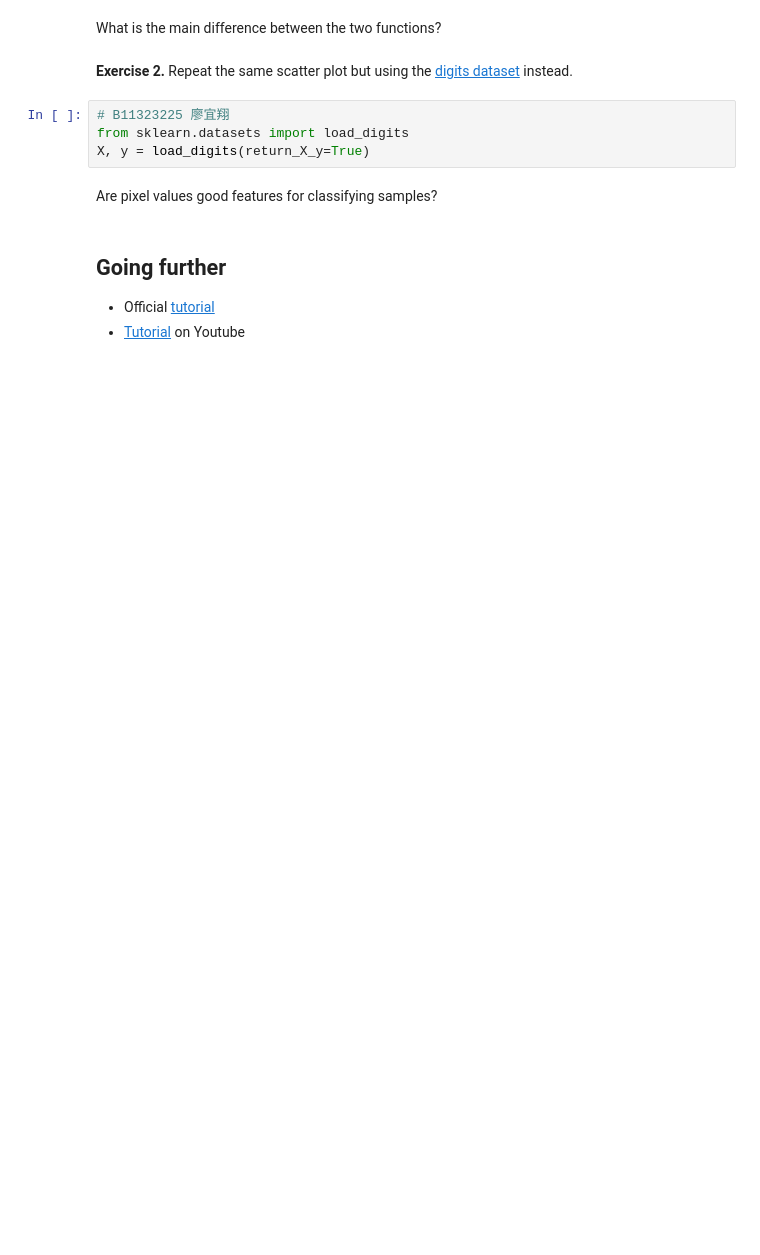
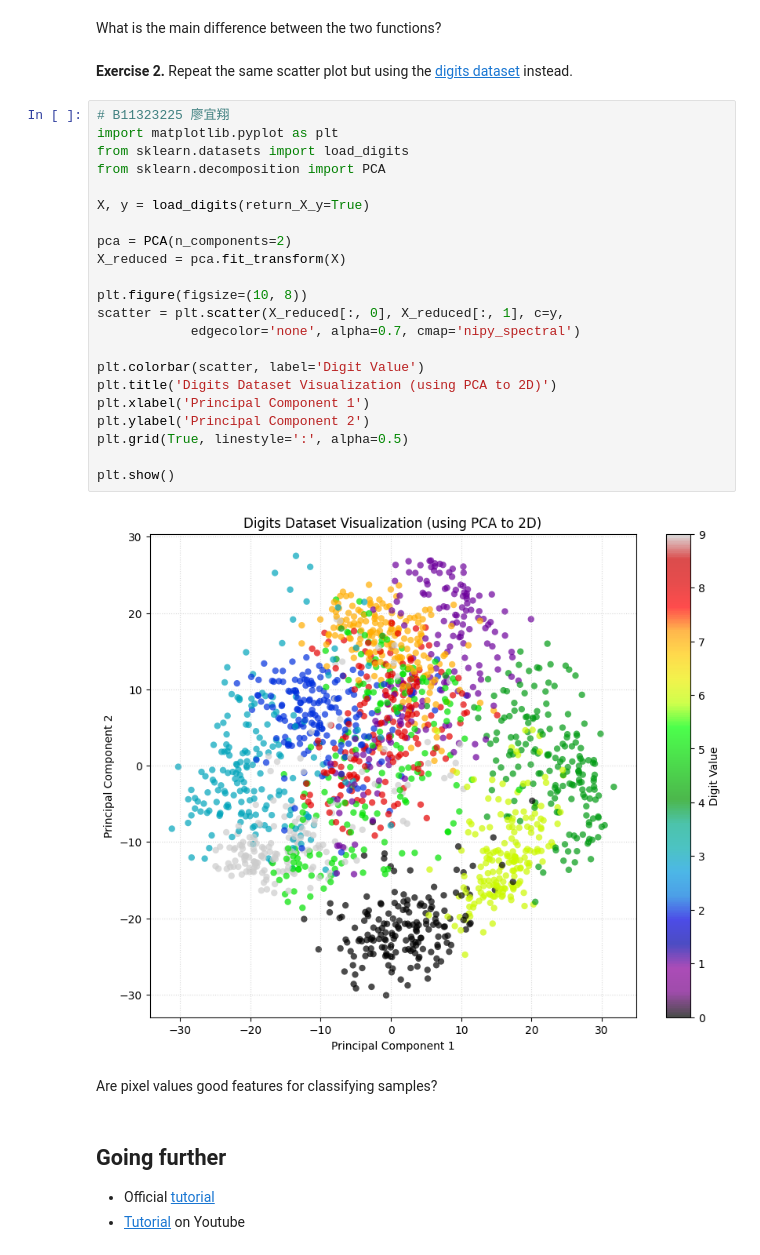
Before and after one commit to Xiang950308/AI-and-Programming, a Jupyter notebook: notebooks/01_python_basics.ipynb, the cells around one changed output. Saved outputs shown, nothing was run; the diff lists cells and outputs as text; blank space fills up the shorter version.

```diff
--- a/notebooks/01_python_basics.ipynb
+++ b/notebooks/01_python_basics.ipynb
@@ -578,10 +679,30 @@ We see that samples belonging to class 0 can be linearly separated from the rest
 What is the main difference between the two functions?
 # %% [markdown]
 **Exercise 2.** Repeat the same scatter plot but using the [digits dataset](https://scikit-learn.org/stable/modules/generated/sklearn.datasets.load_digits.html) instead.
-# %%
-# B11323225 廖宜翔
-from sklearn.datasets import load_digits
-X, y = load_digits(return_X_y=True)
+# %%
+# B11323225 廖宜翔
+import matplotlib.pyplot as plt
+from sklearn.datasets import load_digits
+from sklearn.decomposition import PCA
+
+X, y = load_digits(return_X_y=True)
+
+pca = PCA(n_components=2)
+X_reduced = pca.fit_transform(X)
+
+plt.figure(figsize=(10, 8))
+scatter = plt.scatter(X_reduced[:, 0], X_reduced[:, 1], c=y,
+            edgecolor='none', alpha=0.7, cmap='nipy_spectral')
+
+plt.colorbar(scatter, label='Digit Value')
+plt.title('Digits Dataset Visualization (using PCA to 2D)')
+plt.xlabel('Principal Component 1')
+plt.ylabel('Principal Component 2')
+plt.grid(True, linestyle=':', alpha=0.5)
+
+plt.show()
+# %% [output]
+[figure, added]
 # %% [markdown]
 Are pixel values good features for classifying samples?
 # %% [markdown]
```
Also changed, not shown: parts of 10 cells of this notebook.
